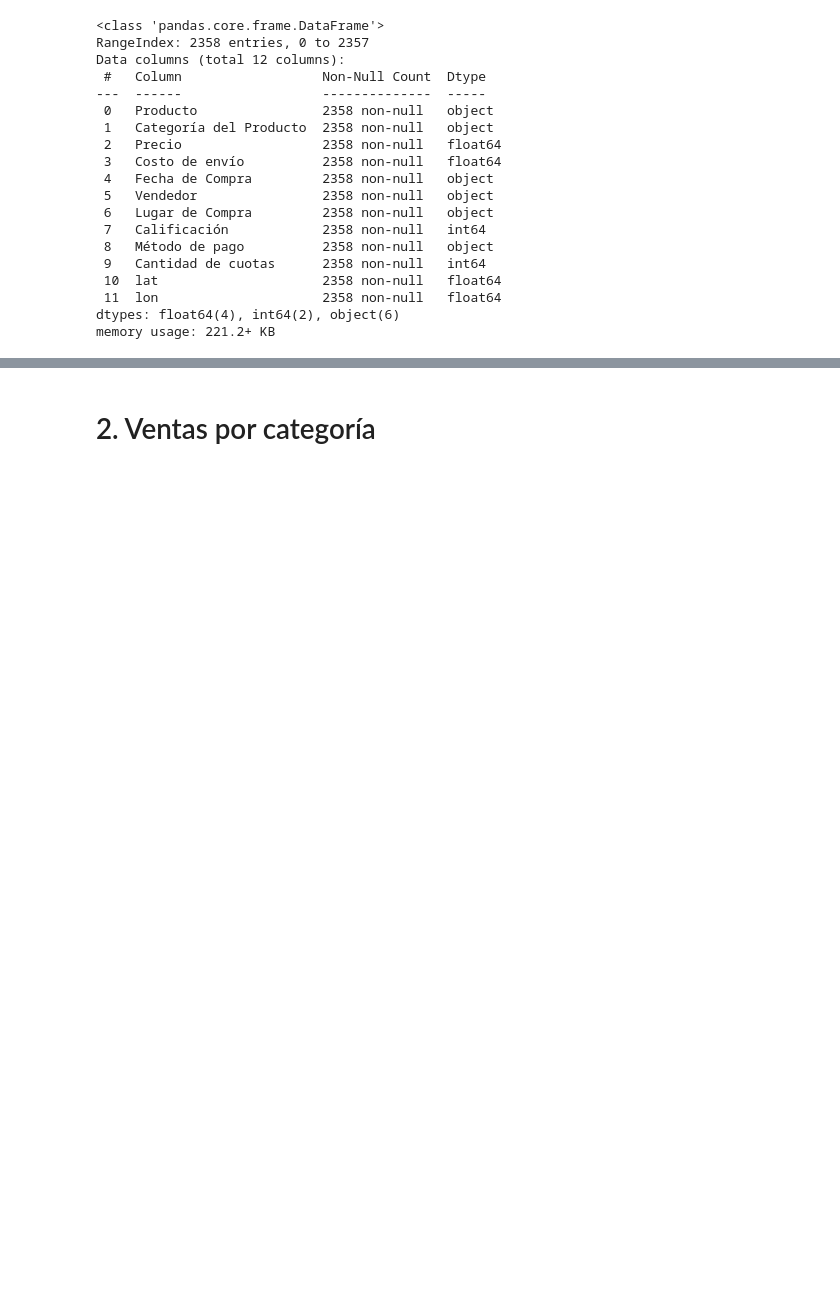
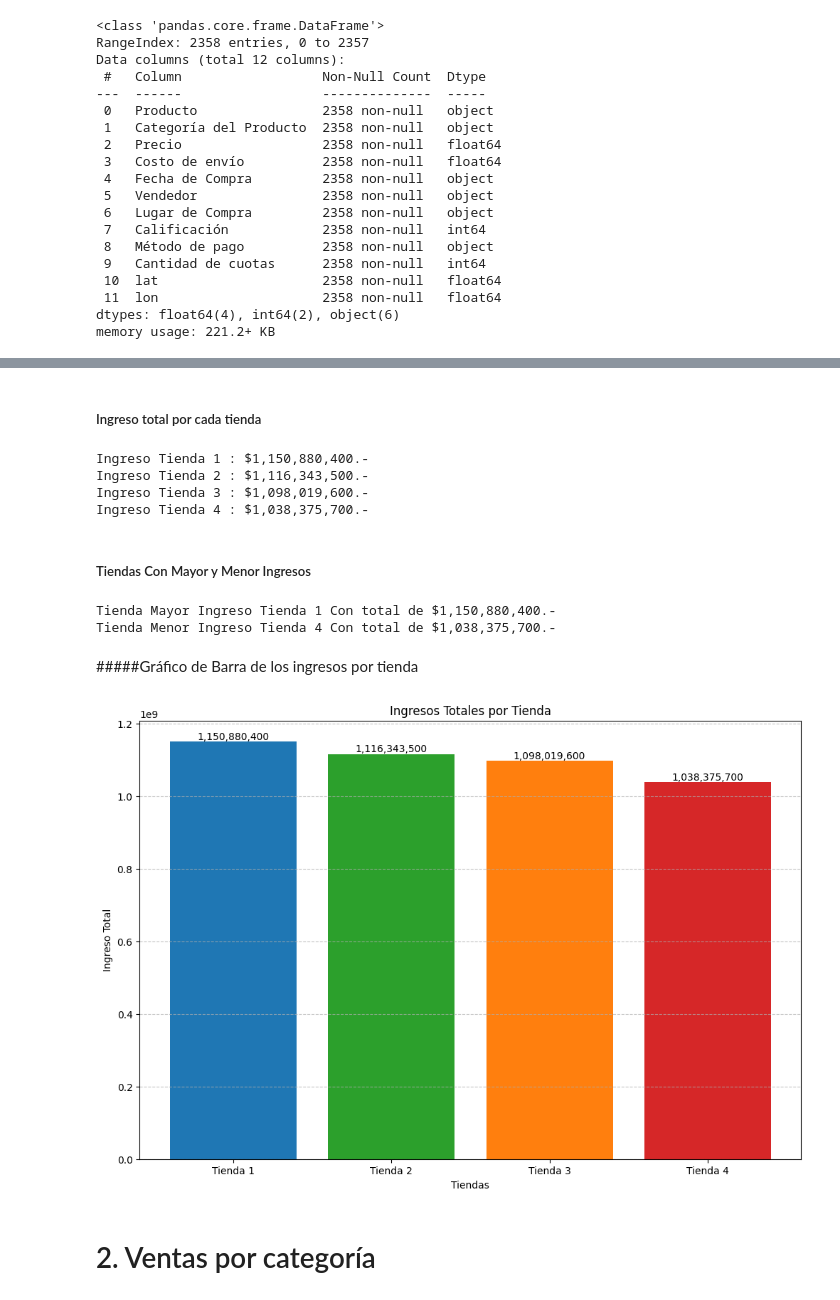
Before and after one commit to lismar0961-lab/Challeger-AlurastoreLatam-Tienda, a Jupyter notebook: Challeger_AluraStoreLatam.ipynb, the cells around one changed output, grey strips where cells are left out. Drawn from its saved outputs; the diff is of its cells as text; code cells hidden in the pictures; blank space fills up the shorter version.

```diff
--- a/Challeger_AluraStoreLatam.ipynb
+++ b/Challeger_AluraStoreLatam.ipynb
@@ -5,17 +5,17 @@
 # %%
 import pandas as pd
 
-url = "https://raw.githubusercontent.com/alura-es-cursos/challenge1-data-science-latam/refs/heads/main/base-de-datos-challenge1-latam/tienda_1%20.csv"
+url1 = "https://raw.githubusercontent.com/alura-es-cursos/challenge1-data-science-latam/refs/heads/main/base-de-datos-challenge1-latam/tienda_1%20.csv"
 url2 = "https://raw.githubusercontent.com/alura-es-cursos/challenge1-data-science-latam/refs/heads/main/base-de-datos-challenge1-latam/tienda_2.csv"
 url3 = "https://raw.githubusercontent.com/alura-es-cursos/challenge1-data-science-latam/refs/heads/main/base-de-datos-challenge1-latam/tienda_3.csv"
 url4 = "https://raw.githubusercontent.com/alura-es-cursos/challenge1-data-science-latam/refs/heads/main/base-de-datos-challenge1-latam/tienda_4.csv"
 
-tienda = pd.read_csv(url)
+tienda1 = pd.read_csv(url1)
 tienda2 = pd.read_csv(url2)
 tienda3 = pd.read_csv(url3)
 tienda4 = pd.read_csv(url4)
 
-tienda.head()
+tienda1.head()
 # %% [output]
 |  | Producto | Categoría del Producto | Precio | Costo de envío | Fecha de Compra | Vendedor | Lugar de Compra | ... |
 | 0 | Asistente virtual | Electrónicos | 164300.0 | 6900.0 | 16/01/2021 | Pedro Gomez | Bogotá | ... |
@@ -181,2 +172,60 @@ memory usage: 221.2+ KB
+# %% [markdown]
+##### Ingreso total por cada tienda
+# %%
+ingreso_tienda1 = tienda1['Precio'].sum()
+ingreso_tienda2 = tienda2['Precio'].sum()
+ingreso_tienda3 = tienda3['Precio'].sum()
+ingreso_tienda4 = tienda4['Precio'].sum()
+
+ingresos_totales = pd.Series({
+    'Tienda 1': ingreso_tienda1,
+    'Tienda 2': ingreso_tienda2,
+    'Tienda 3': ingreso_tienda3,
+    'Tienda 4': ingreso_tienda4
+})
+
+for tiendas, ingresos_totales in ingresos_totales.items():
+    print(f"Ingreso {tiendas} : ${ingresos_totales:,.0f}.-")
+# %% [output]
+Ingreso Tienda 1 : $1,150,880,400.-
+Ingreso Tienda 2 : $1,116,343,500.-
+Ingreso Tienda 3 : $1,098,019,600.-
+Ingreso Tienda 4 : $1,038,375,700.-
+# %% [markdown]
+##### Tiendas Con Mayor y Menor Ingresos
+# %%
+max_income_store = ingresos_totales.idxmax()
+max_income_value = ingresos_totales.max()
+
+min_income_store = ingresos_totales.idxmin()
+min_income_value = ingresos_totales.min()
+
+print(f"Tienda Mayor Ingreso {max_income_store} Con total de ${max_income_value:,.0f}.-")
+print(f"Tienda Menor Ingreso {min_income_store} Con total de ${min_income_value:,.0f}.-")
+# %% [output]
+Tienda Mayor Ingreso Tienda 1 Con total de $1,150,880,400.-
+Tienda Menor Ingreso Tienda 4 Con total de $1,038,375,700.-
+# %% [markdown]
+#####Gráfico de Barra de los ingresos por tienda
+# %%
+import matplotlib.pyplot as plt
+
+tiendas = ['Tienda 1', 'Tienda 2', 'Tienda 3', 'Tienda 4']
+x = range(len(tiendas))
+width = 0.35
+bar_colors = ['tab:blue', 'tab:green', 'tab:orange', 'tab:red']
+
+plt.figure(figsize=(12, 8))
+
+bars = plt.bar(x, ingresos_totales.values, color=bar_colors)
+plt.xlabel('Tiendas')
+plt.ylabel('Ingreso Total')
+plt.title('Ingresos Totales por Tienda')
+plt.bar_label(bars, fmt='{:,.0f}')
+plt.xticks(x, tiendas)
+plt.grid(axis='y', linestyle='--', alpha=0.7)
+plt.show()
+# %% [output]
+[figure, added]
 # %% [markdown]
 # 2. Ventas por categoría
```
Also changed, not shown: parts of 35 cells of this notebook.
